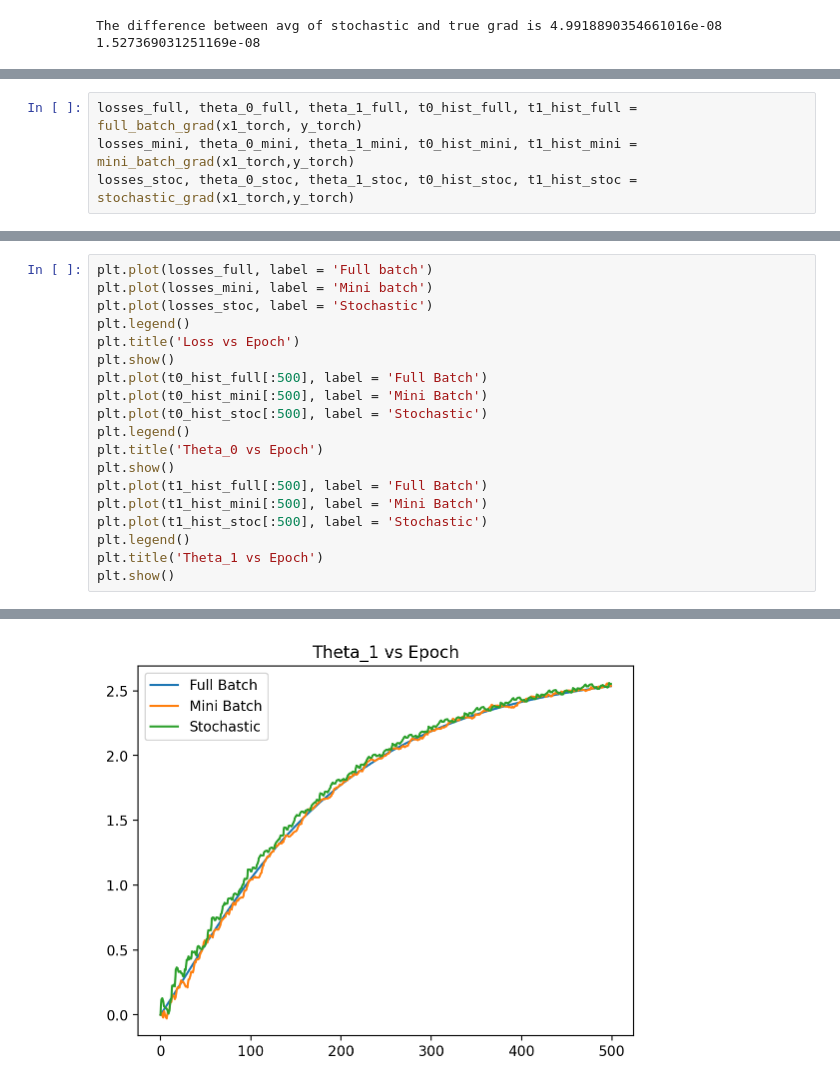
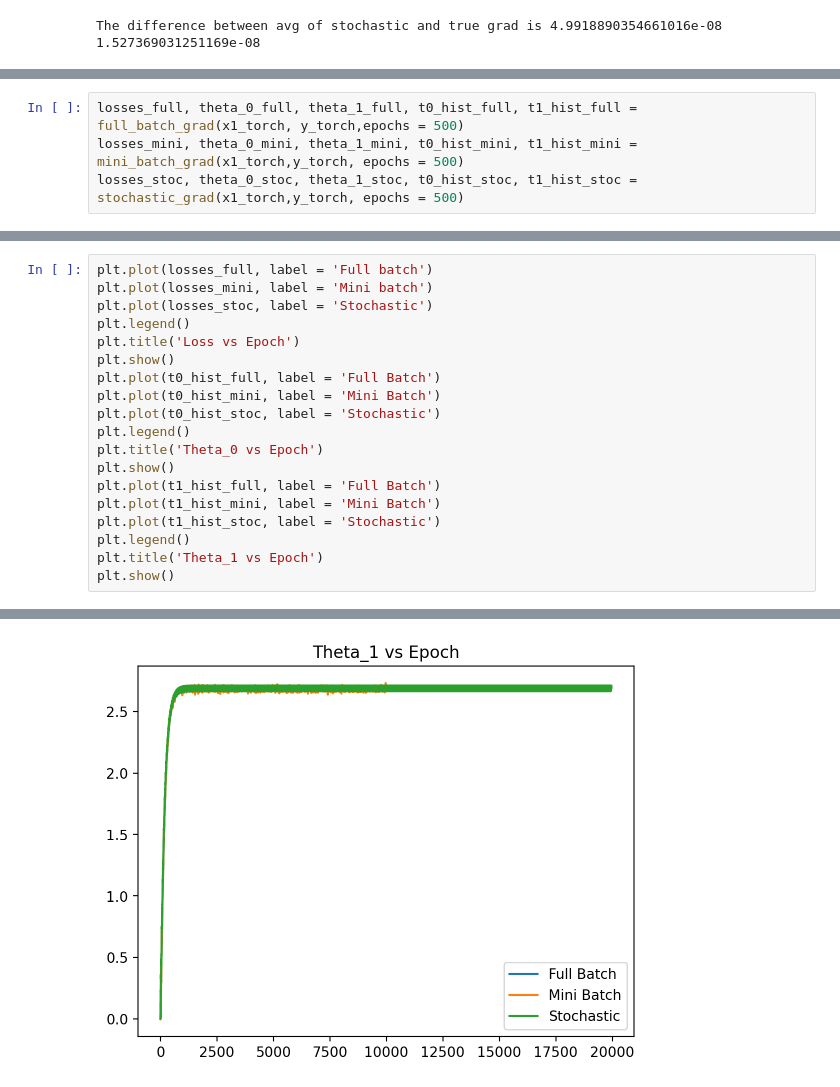
Before and after one commit to shadowscythe03/es335-24-fall-assignment-2, a Jupyter notebook: task_1.ipynb, the cells around one changed output, grey strips where cells are left out. Drawn from its saved outputs; the diff is of its cells as text.

Commit message:
Played with graphs

```diff
--- a/task_1.ipynb
+++ b/task_1.ipynb
@@ -236,8 +255,8 @@ def stochastic_grad(x, y, lr=0.01, epsilon=0.001, epochs= 500):
     print(f'Stochastic Gradient Descent---->No of Epochs Caliculated:{epoch} Final loss:{losses[-1]}')
     return losses, theta_0.grad.item(), theta_1.grad.item(),t0_hist,t1_hist
 # %%
-losses_full, theta_0_full, theta_1_full, t0_hist_full, t1_hist_full = full_batch_grad(x1_torch, y_torch)
-losses_mini, theta_0_mini, theta_1_mini, t0_hist_mini, t1_hist_mini = mini_batch_grad(x1_torch,y_torch)
-losses_stoc, theta_0_stoc, theta_1_stoc, t0_hist_stoc, t1_hist_stoc = stochastic_grad(x1_torch,y_torch)
+losses_full, theta_0_full, theta_1_full, t0_hist_full, t1_hist_full = full_batch_grad(x1_torch, y_torch,epochs = 500)
+losses_mini, theta_0_mini, theta_1_mini, t0_hist_mini, t1_hist_mini = mini_batch_grad(x1_torch,y_torch, epochs = 500)
+losses_stoc, theta_0_stoc, theta_1_stoc, t0_hist_stoc, t1_hist_stoc = stochastic_grad(x1_torch,y_torch, epochs = 500)
 # %% [output]
 Full Batch Gradient Descent---->No of Epochs Caliculated:500 Final loss:0.6024839615785254
@@ -250,15 +269,15 @@ plt.plot(losses_stoc, label = 'Stochastic')
 plt.legend()
 plt.title('Loss vs Epoch')
 plt.show()
-plt.plot(t0_hist_full[:500], label = 'Full Batch')
-plt.plot(t0_hist_mini[:500], label = 'Mini Batch')
-plt.plot(t0_hist_stoc[:500], label = 'Stochastic')
+plt.plot(t0_hist_full, label = 'Full Batch')
+plt.plot(t0_hist_mini, label = 'Mini Batch')
+plt.plot(t0_hist_stoc, label = 'Stochastic')
 plt.legend()
 plt.title('Theta_0 vs Epoch')
 plt.show()
-plt.plot(t1_hist_full[:500], label = 'Full Batch')
-plt.plot(t1_hist_mini[:500], label = 'Mini Batch')
-plt.plot(t1_hist_stoc[:500], label = 'Stochastic')
+plt.plot(t1_hist_full, label = 'Full Batch')
+plt.plot(t1_hist_mini, label = 'Mini Batch')
+plt.plot(t1_hist_stoc, label = 'Stochastic')
 plt.legend()
 plt.title('Theta_1 vs Epoch')
 plt.show()
@@ -268 +287 @@ plt.show()
-[figure, old version]
+[figure, new version]
```
Also changed, not shown: parts of 5 cells of this notebook, 6 other files.
